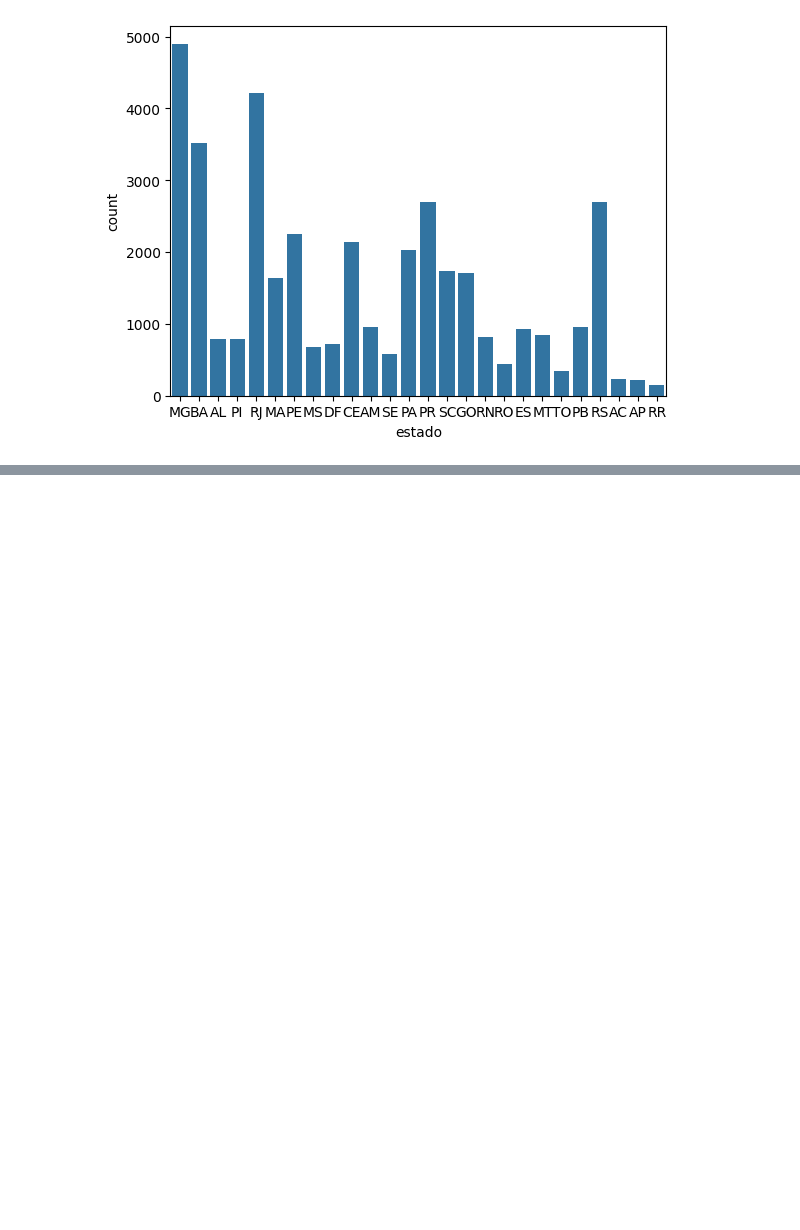
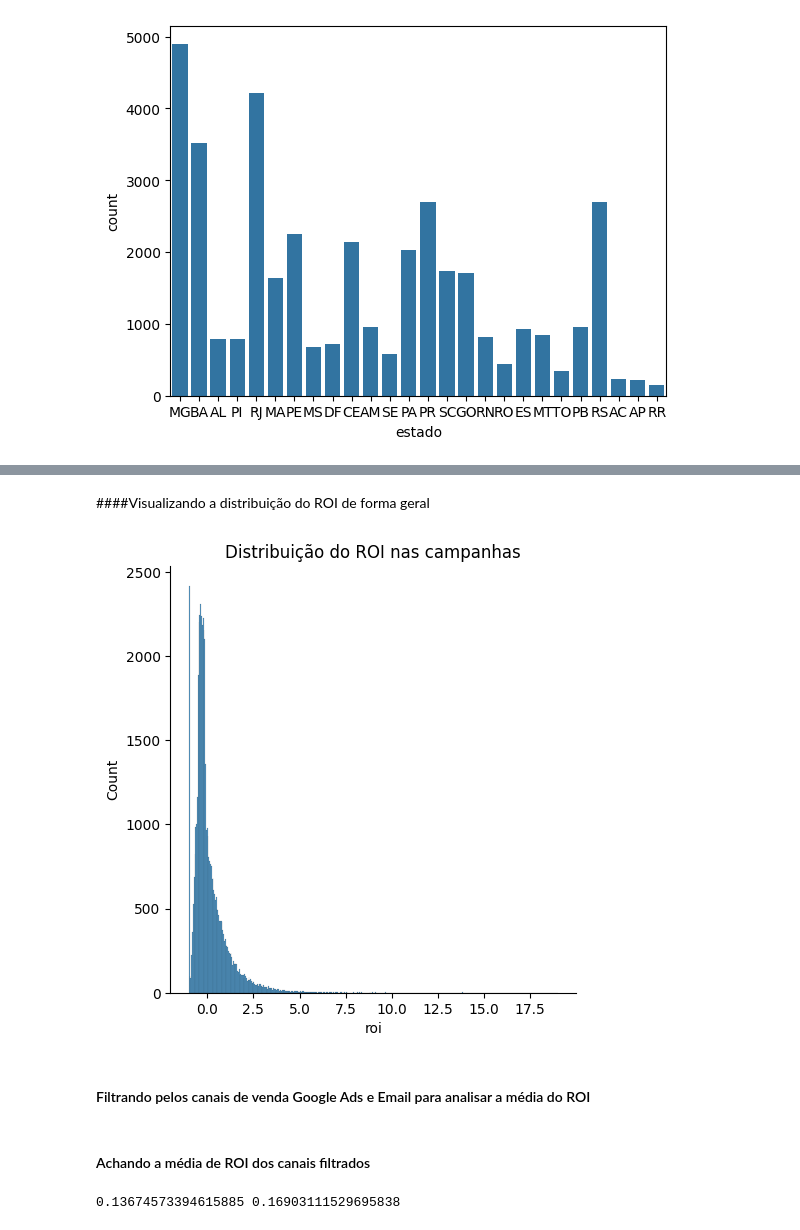
Before and after one commit to vitorjensen/Martech, a Jupyter notebook: Data Science para Marketing/Analisando e Explorando Dados.ipynb, the cells around one changed output, grey strips where cells are left out. Drawn from its saved outputs; the diff is of its cells as text; code cells hidden in the pictures; blank space fills up the shorter version.

```diff
--- a/Data Science para Marketing/Analisando e Explorando Dados.ipynb
+++ b/Data Science para Marketing/Analisando e Explorando Dados.ipynb
@@ -588,0 +598,2 @@ sns.countplot(data=campanha.query('estado != "SP"'), x='estado')
+# %%
+campanha = pd.read_csv('/content/campanha.csv')
@@ -588,0 +602,3 @@ sns.countplot(data=campanha.query('estado != "SP"'), x='estado')
+# %%
+campanha['roi'] = (campanha['receita']-campanha['custo'])/campanha['custo']
+campanha.head()
@@ -588,0 +612,10 @@ sns.countplot(data=campanha.query('estado != "SP"'), x='estado')
+# %% [markdown]
+####Visualizando a distribuição do ROI de forma geral
+# %%
+sns.displot(campanha['roi'])
+plt.title('Distribuição do ROI nas campanhas')
+plt.show()
+# %% [output]
+[figure, added]
+# %% [markdown]
+#### Filtrando pelos canais de venda Google Ads e Email para analisar a média do ROI
@@ -588,0 +625,8 @@ sns.countplot(data=campanha.query('estado != "SP"'), x='estado')
+# %% [markdown]
+#### Achando a média de ROI dos canais filtrados
+# %%
+media_metricas_google_ads = metricas_google_ads['roi'].mean()
+media_metricas_email = metricas_email['roi'].mean()
+print(media_metricas_google_ads, media_metricas_email)
+# %% [output]
+0.13674573394615885 0.16903111529695838
```
Also changed, not shown: parts of 11 cells of this notebook.
